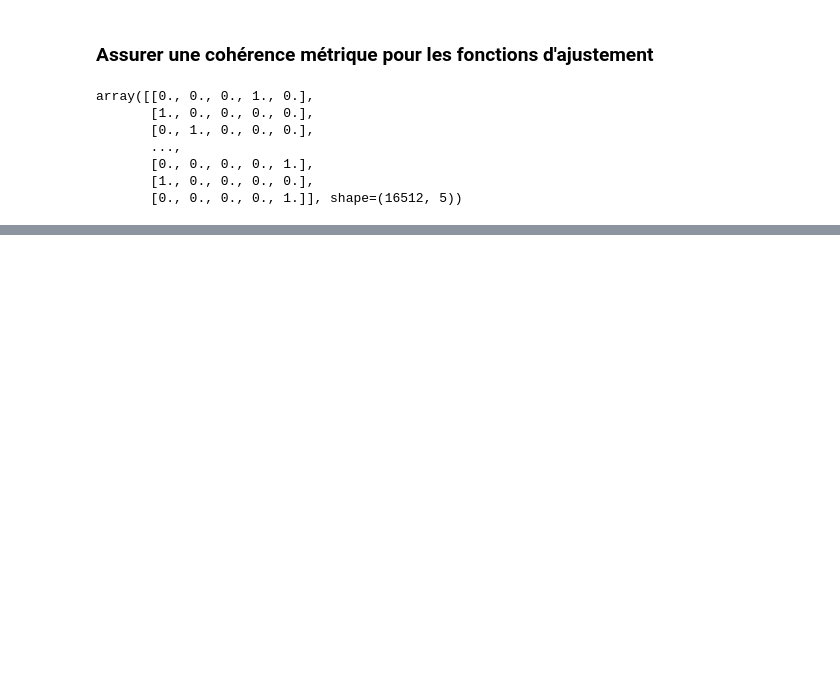
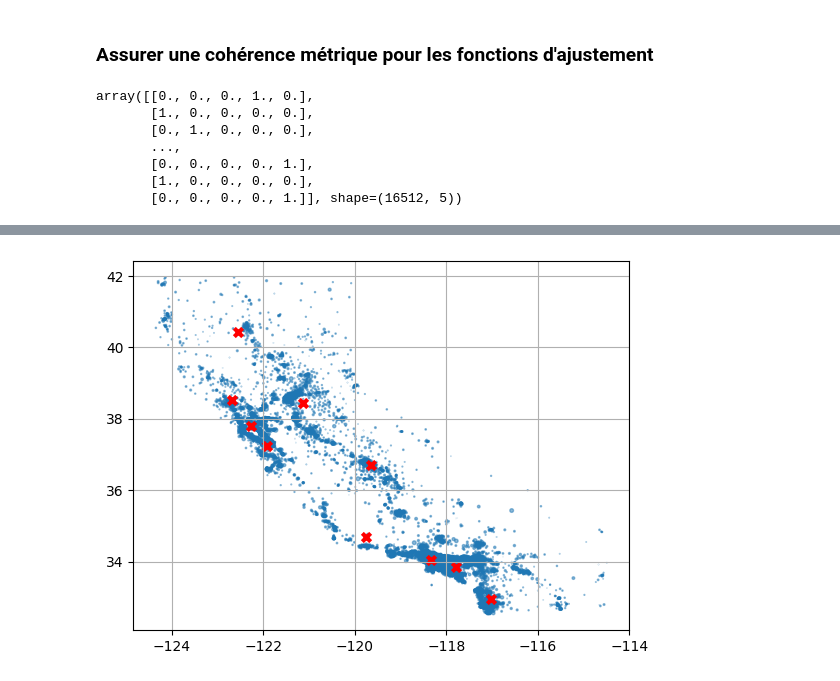
Before and after one commit to matiscodjia/DataSphere, a Jupyter notebook: Pratice/augeron/housing.ipynb, the cells around one changed output, grey strips where cells are left out. Saved outputs shown, nothing was run; the diff lists cells and outputs as text; code cells hidden in the pictures; blank space fills up the shorter version.

```diff
--- a/Pratice/augeron/housing.ipynb
+++ b/Pratice/augeron/housing.ipynb
@@ -271,0 +312,26 @@ array([[0., 0., 0., 1., 0.],
+# %%
+from sklearn.base import BaseEstimator, TransformerMixin
+from sklearn.utils.validation import check_array, check_is_fitted
+from sklearn.cluster import KMeans
+
+class ClusterSimilarity(BaseEstimator, TransformerMixin):
+    def __init__(self, n_clusters=10, gamma=1.0, random_state=None):
+        self.n_clusters = n_clusters
+        self.gamma=gamma
+        self.random_state=random_state
+    def fit(self,X,y=None,sample_weight=None):
+        self.kmeans_ = KMeans(self.n_clusters, random_state=self.random_state)
+        self.kmeans_.fit(X,sample_weight=sample_weight)
+        return self
+    def transform(self, X):
+        return rbf_kernel(X, self.kmeans_.cluster_centers_, gamma=self.gamma)
+
+    def get_feature_names_out(self, names=None):
+        return [f"Similiarité au cluster {i}" for i in range(self.n_clusters)]
+# %%
+cluster_simil = ClusterSimilarity(random_state=42)
+similarities = cluster_simil.fit_transform(housing[["latitude", "longitude"]],sample_weight=housing_labels)
+# %%
+centers = cluster_simil.kmeans_.cluster_centers_
+centers
+similarities
@@ -271,0 +353,7 @@ array([[0., 0., 0., 1., 0.],
+# %%
+plt.scatter(x=housing["longitude"], y=housing["latitude"], alpha=0.5,s=housing["population"]/1000)
+plt.scatter(centers[:,1],centers[:,0], marker='x',linewidths=3 ,c='red')
+plt.grid(True)
+plt.show()
+# %% [output]
+[figure, added]
```
Also changed, not shown: parts of 34 cells of this notebook.
